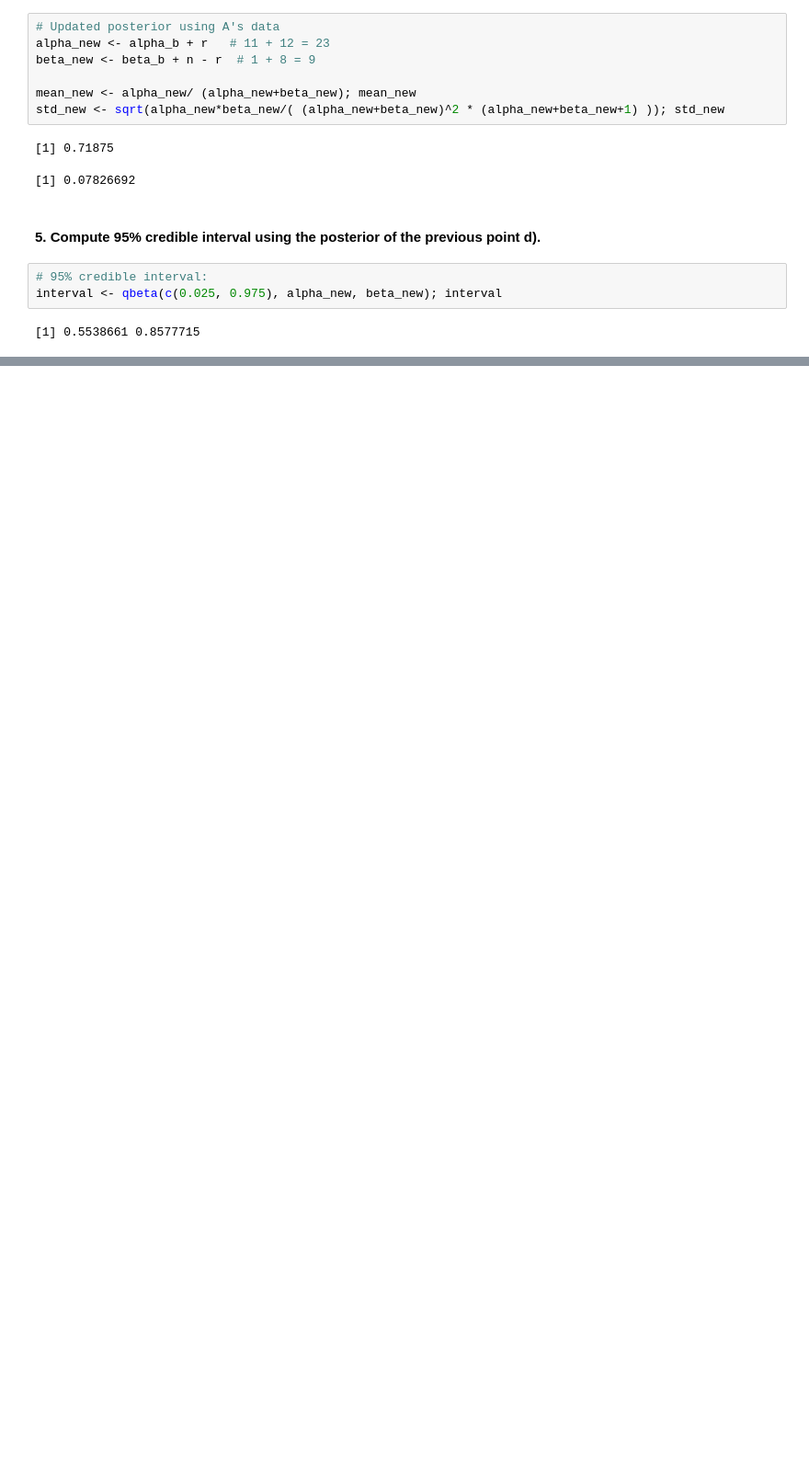
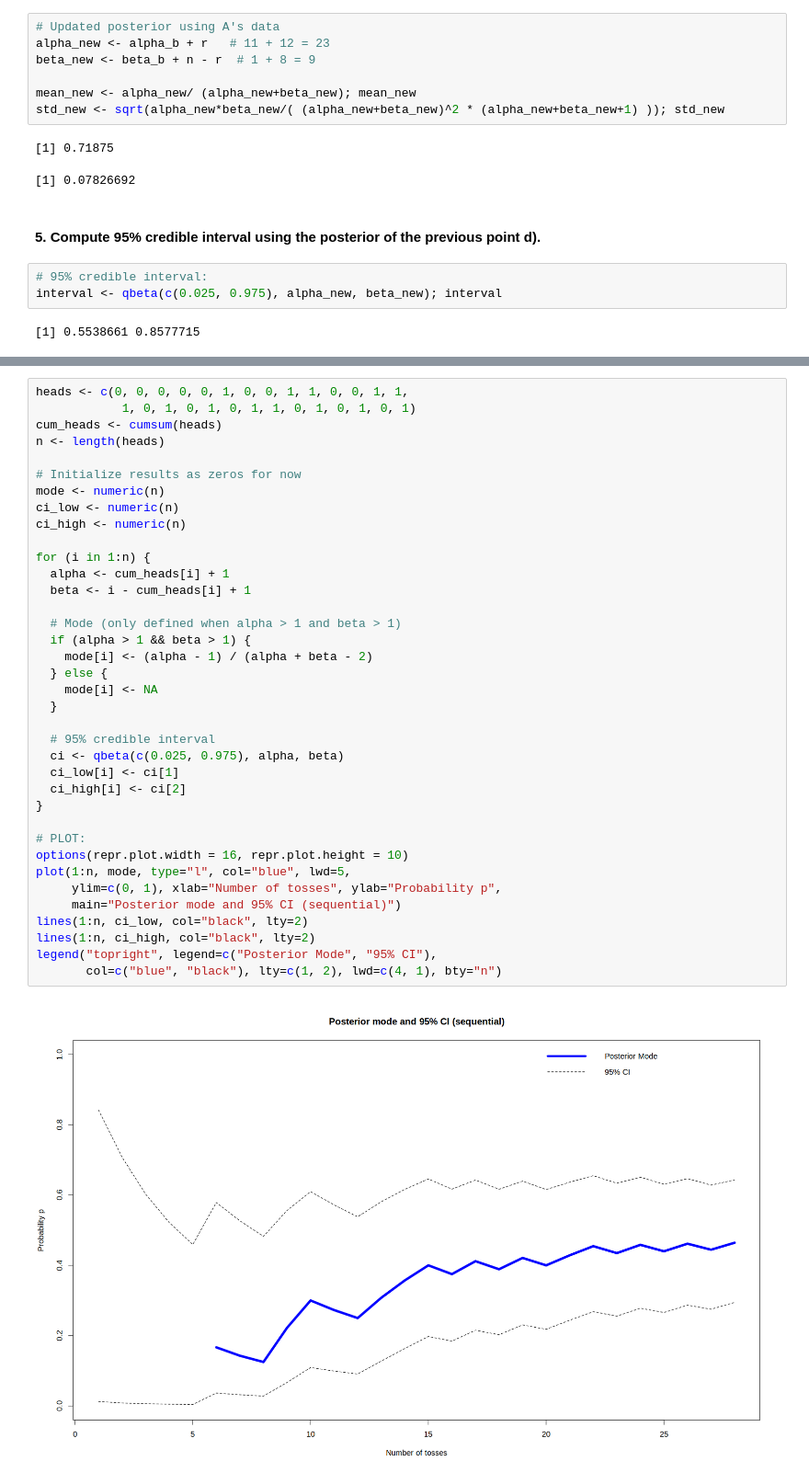
Before and after one commit to seccobenedetto/ex_Advanced_Statistics, a Jupyter notebook: lab_3/lab_3_test.ipynb, the cells around one changed output, grey strips where cells are left out. Shown at 92% size. Saved outputs shown, nothing was run; the diff lists cells and outputs as text; blank space fills up the shorter version.

```diff
--- a/lab_3/lab_3_test.ipynb
+++ b/lab_3/lab_3_test.ipynb
@@ -247,0 +330,39 @@ interval <- qbeta(c(0.025, 0.975), alpha_new, beta_new); interval
+# %%
+heads <- c(0, 0, 0, 0, 0, 1, 0, 0, 1, 1, 0, 0, 1, 1,
+            1, 0, 1, 0, 1, 0, 1, 1, 0, 1, 0, 1, 0, 1)
+cum_heads <- cumsum(heads)
+n <- length(heads)
+
+# Initialize results as zeros for now
+mode <- numeric(n)
+ci_low <- numeric(n)
+ci_high <- numeric(n)
+
+for (i in 1:n) {
+  alpha <- cum_heads[i] + 1
+  beta <- i - cum_heads[i] + 1
+
+  # Mode (only defined when alpha > 1 and beta > 1)
+  if (alpha > 1 && beta > 1) {
+    mode[i] <- (alpha - 1) / (alpha + beta - 2)
+  } else {
+    mode[i] <- NA
+  }
+
+  # 95% credible interval
+  ci <- qbeta(c(0.025, 0.975), alpha, beta)
+  ci_low[i] <- ci[1]
+  ci_high[i] <- ci[2]
+}
+
+# PLOT:
+options(repr.plot.width = 16, repr.plot.height = 10)
+plot(1:n, mode, type="l", col="blue", lwd=5,
+     ylim=c(0, 1), xlab="Number of tosses", ylab="Probability p",
+     main="Posterior mode and 95% CI (sequential)")
+lines(1:n, ci_low, col="black", lty=2)
+lines(1:n, ci_high, col="black", lty=2)
+legend("topright", legend=c("Posterior Mode", "95% CI"),
+       col=c("blue", "black"), lty=c(1, 2), lwd=c(4, 1), bty="n")
+# %% [output]
+[figure, added]
```
Also changed, not shown: parts of 11 cells of this notebook.
